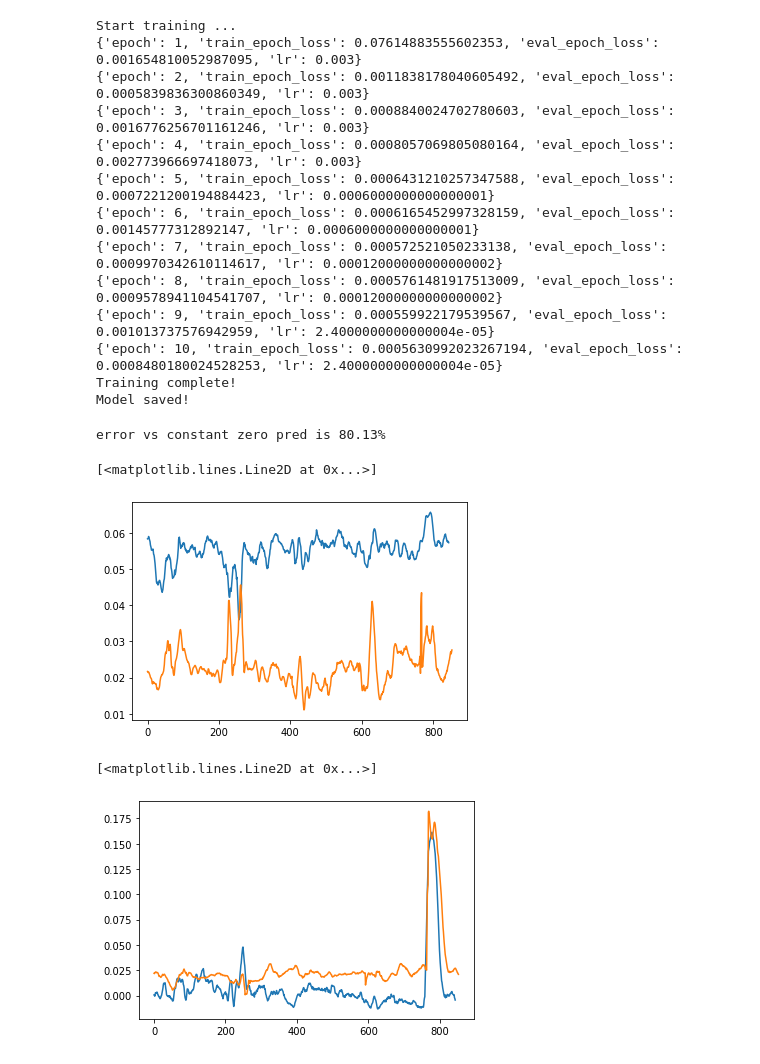
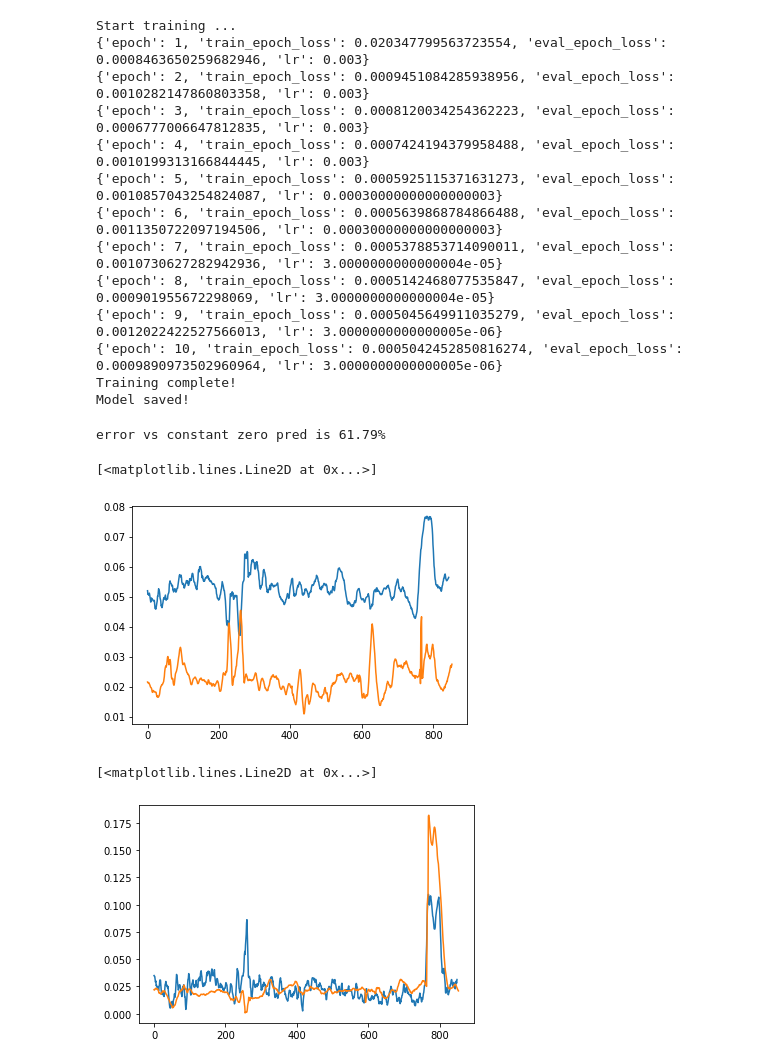
Before and after one commit to saitishmukhametov/rpyDashCam, a Jupyter notebook: notebook.ipynb, the cells around one changed output. Saved outputs shown, nothing was run; the diff lists cells and outputs as text; code cells hidden in the pictures.

Commit message:
great precision on yaw, even on extreme angles which are not present in training dataset

```diff
--- a/notebook.ipynb
+++ b/notebook.ipynb
@@ -142,15 +142,15 @@ config = {}
 config['input_shape'] = (1, 2, 360, 128)
 config['n_classes'] = 2
 config['base_channels'] = 16
-config['block_type'] = 'basic'
-config['depth'] = 86
+config['block_type'] = 'bottleneck'
+config['depth'] = 47
 
 model = Network(config).to(device)
 
 criterion = torch.nn.MSELoss()
 optimizer = torch.optim.Adam(model.parameters(), lr=3e-3)
 scheduler = torch.optim.lr_scheduler.ReduceLROnPlateau(optimizer, mode='min', factor=0.1,
-    patience=1, threshold=0.01, threshold_mode='abs', min_lr=3e-8)
+    patience=1, threshold=0.01, threshold_mode='abs', min_lr=3e-9)
 train_history = []
 eval_history = []
 
@@ -194,42 +194,42 @@ torch.save(model.state_dict(), 'model.pt')
 print('Model saved!')
 # %% [output]
 Start training ...
-{'epoch': 1, 'train_epoch_loss': 0.07614883555602353, 'eval_epoch_loss': 0.001654810052987095, 'lr': 0.003}
-{'epoch': 2, 'train_epoch_loss': 0.0011838178040605492, 'eval_epoch_loss': 0.0005839836300860349, 'lr': 0.003}
-{'epoch': 3, 'train_epoch_loss': 0.0008840024702780603, 'eval_epoch_loss': 0.0016776256701161246, 'lr': 0.003}
-{'epoch': 4, 'train_epoch_loss': 0.0008057069805080164, 'eval_epoch_loss': 0.002773966697418073, 'lr': 0.003}
-{'epoch': 5, 'train_epoch_loss': 0.0006431210257347588, 'eval_epoch_loss': 0.0007221200194884423, 'lr': 0.0006000000000000001}
-{'epoch': 6, 'train_epoch_loss': 0.0006165452997328159, 'eval_epoch_loss': 0.00145777312892147, 'lr': 0.0006000000000000001}
-{'epoch': 7, 'train_epoch_loss': 0.000572521050233138, 'eval_epoch_loss': 0.0009970342610114617, 'lr': 0.00012000000000000002}
-{'epoch': 8, 'train_epoch_loss': 0.0005761481917513009, 'eval_epoch_loss': 0.0009578941104541707, 'lr': 0.00012000000000000002}
-{'epoch': 9, 'train_epoch_loss': 0.000559922179539567, 'eval_epoch_loss': 0.001013737576942959, 'lr': 2.4000000000000004e-05}
-{'epoch': 10, 'train_epoch_loss': 0.0005630992023267194, 'eval_epoch_loss': 0.0008480180024528253, 'lr': 2.4000000000000004e-05}
+{'epoch': 1, 'train_epoch_loss': 0.020347799563723554, 'eval_epoch_loss': 0.0008463650259682946, 'lr': 0.003}
+{'epoch': 2, 'train_epoch_loss': 0.0009451084285938956, 'eval_epoch_loss': 0.0010282147860803358, 'lr': 0.003}
+{'epoch': 3, 'train_epoch_loss': 0.0008120034254362223, 'eval_epoch_loss': 0.0006777006647812835, 'lr': 0.003}
+{'epoch': 4, 'train_epoch_loss': 0.0007424194379958488, 'eval_epoch_loss': 0.0010199313166844445, 'lr': 0.003}
+{'epoch': 5, 'train_epoch_loss': 0.0005925115371631273, 'eval_epoch_loss': 0.0010857043254824087, 'lr': 0.00030000000000000003}
+{'epoch': 6, 'train_epoch_loss': 0.0005639868784866488, 'eval_epoch_loss': 0.0011350722097194506, 'lr': 0.00030000000000000003}
+{'epoch': 7, 'train_epoch_loss': 0.0005378853714090011, 'eval_epoch_loss': 0.0010730627282942936, 'lr': 3.0000000000000004e-05}
+{'epoch': 8, 'train_epoch_loss': 0.0005142468077535847, 'eval_epoch_loss': 0.000901955672298069, 'lr': 3.0000000000000004e-05}
+{'epoch': 9, 'train_epoch_loss': 0.0005045649911035279, 'eval_epoch_loss': 0.0012022422527566013, 'lr': 3.0000000000000005e-06}
+{'epoch': 10, 'train_epoch_loss': 0.0005042452850816274, 'eval_epoch_loss': 0.0009890973502960964, 'lr': 3.0000000000000005e-06}
 Training complete!
 Model saved!
 # %%
 from utils import m_a, get_error
 
-#model.load_state_dict(torch.load('least_eval_loss.pt'))
+model.load_state_dict(torch.load('least_eval_loss.pt'))
 model.eval()
 preds, gt = [], []
 for i, (flow, angle) in enumerate(eval_loader):
         flow, angle = norm(flow.to(device)), angle.to(device)
         gt.append(angle.cpu().numpy()[0])
         with torch.no_grad():
             pred_angle = model(flow)
             preds.append(pred_angle.cpu().numpy()[0])
 
 preds, gt = np.array(preds), np.array(gt)
 get_error(preds, gt, 10)
 plt.plot(m_a(preds[:,0], 10))
 plt.plot(gt[:,0])
 # %% [output]
-error vs constant zero pred is 80.13%
+error vs constant zero pred is 61.79%
 [<matplotlib.lines.Line2D at 0x...>]
-[figure, old version]
+[figure, new version]
 # %%
-plt.plot(m_a(preds[:,1],10))
+plt.plot(m_a(preds[:,1],5))
 plt.plot(gt[:,1])
 # %% [output]
 [<matplotlib.lines.Line2D at 0x...>]
-[figure, old version]
+[figure, new version]
```
Also changed, not shown: parts of 4 cells of this notebook.
